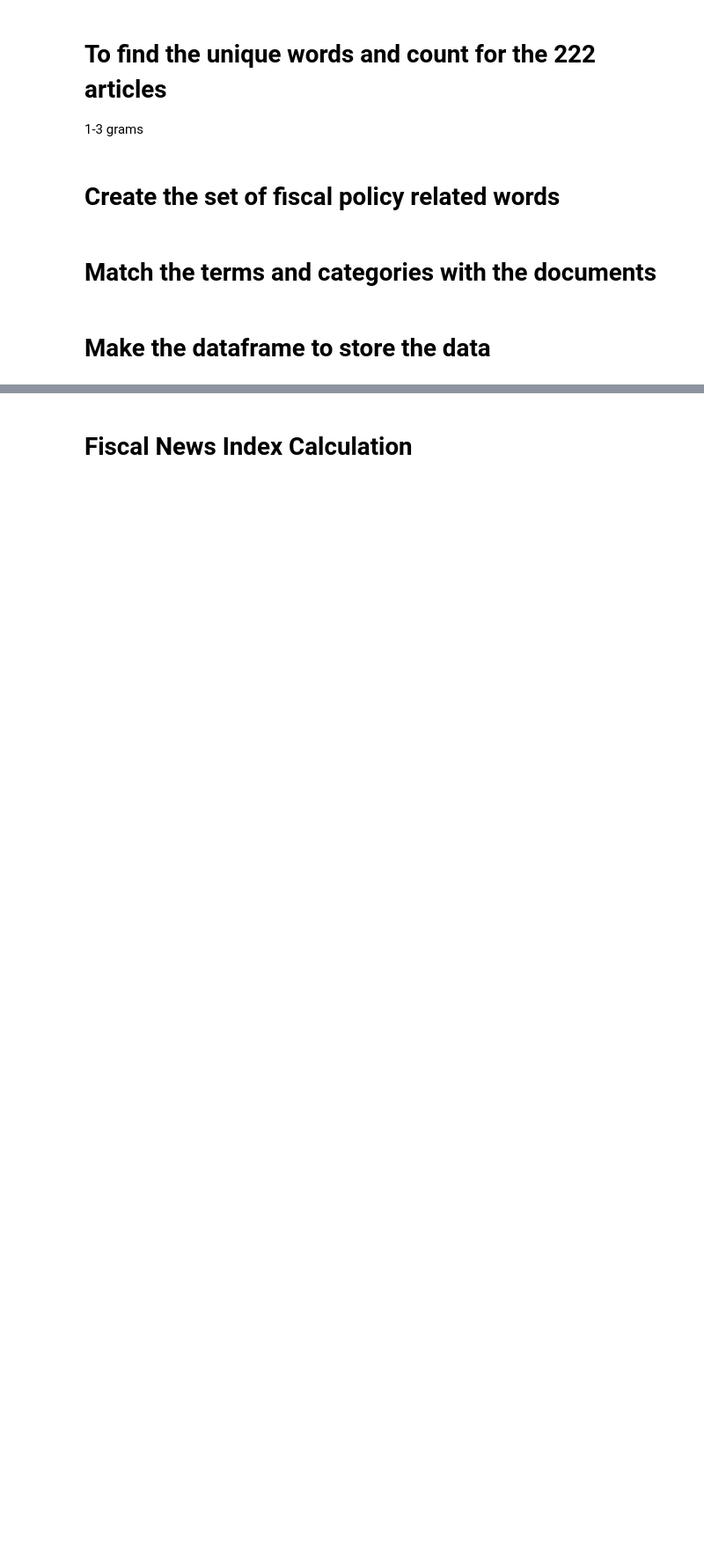
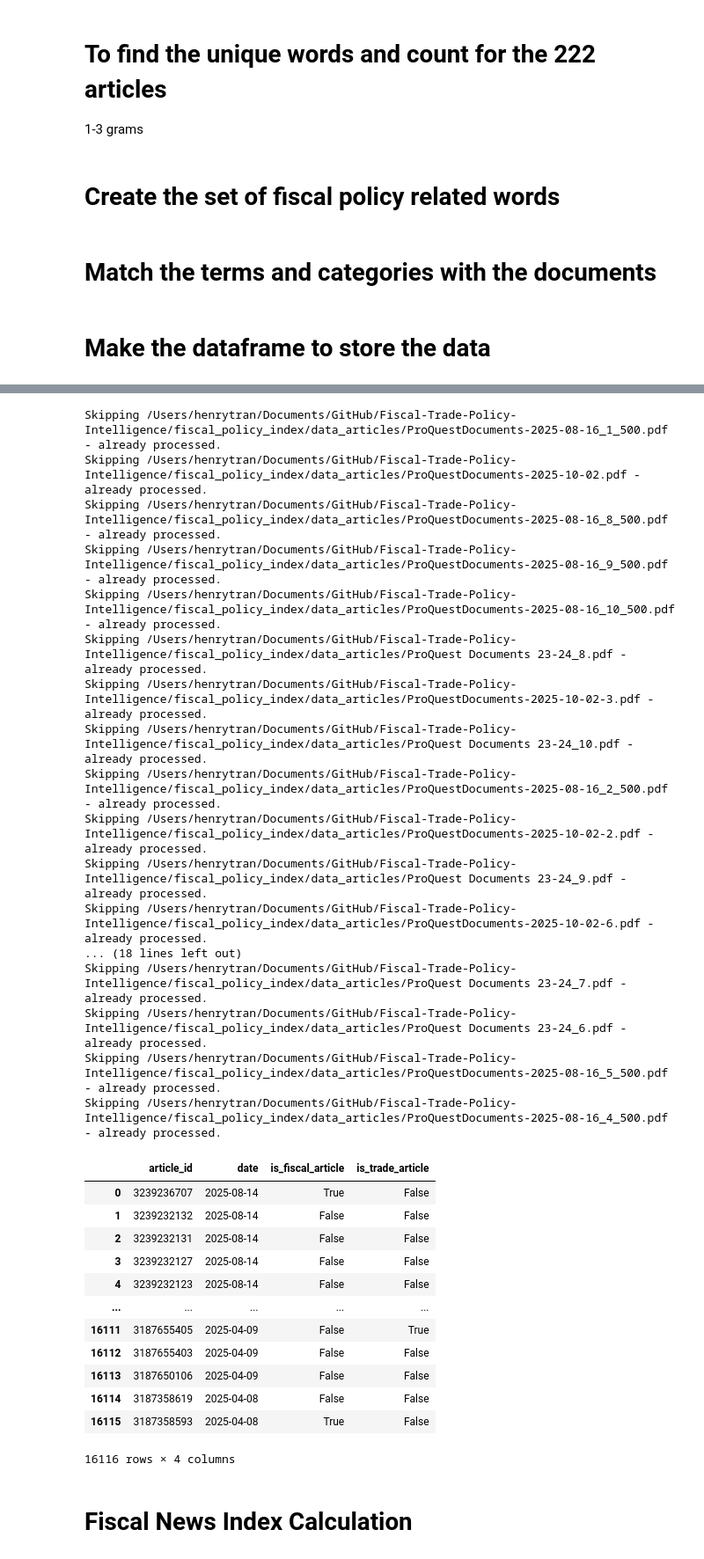
Before and after one commit to nguyenhaitran/Fiscal-Trade-Policy-Intelligence, a Jupyter notebook: fiscal_policy_index/pdf_extraction.ipynb, the cells around one changed output, grey strips where cells are left out. Shown at 88% size. Drawn from its saved outputs; the diff is of its cells as text; code cells hidden in the pictures; blank space fills up the shorter version.

```diff
--- a/fiscal_policy_index/pdf_extraction.ipynb
+++ b/fiscal_policy_index/pdf_extraction.ipynb
@@ -364,5 +405,6 @@ groups_count, is_fiscal, is_trade
 # using gglob to collect all of the PDF files in /fiscal_policy_index/data_articles
 import glob
 
-pdf_wsj = glob.glob("/Workspace/Users/nguyenhaitran@hotmail.com/Fiscal-Trade-Policy-Intelligence/fiscal_policy_index/data_articles/*.pdf") # all collected pdf
+file_path = "/Users/henrytran/Documents/GitHub/Fiscal-Trade-Policy-Intelligence/fiscal_policy_index/data_articles/*.pdf"
+pdf_wsj = glob.glob(file_path) # all collected pdf
 print("There are", len(pdf_wsj), "Wall Street Journal PDFs")
@@ -472,7 +516,38 @@ def process_articles(collected_pdf, article_csv_filepath, groups, manifest_path=
         json.dump(processed_hashes, f) # update new manifest json file
     return article_df
 # %%
-process_articles(pdf_wsj, '/Workspace/Users/nguyenhaitran@hotmail.com/Fiscal-Trade-Policy-Intelligence/fiscal_policy_index/wsj_articles.csv', groups)
+process_articles(pdf_wsj, '/Users/henrytran/Documents/GitHub/Fiscal-Trade-Policy-Intelligence/fiscal_policy_index/wsj_articles.csv', groups)
+# %% [output]
+Skipping /Users/henrytran/Documents/GitHub/Fiscal-Trade-Policy-Intelligence/fiscal_policy_index/data_articles/ProQuestDocuments-2025-08-16_1_500.pdf - already processed.
+Skipping /Users/henrytran/Documents/GitHub/Fiscal-Trade-Policy-Intelligence/fiscal_policy_index/data_articles/ProQuestDocuments-2025-10-02.pdf - already processed.
+Skipping /Users/henrytran/Documents/GitHub/Fiscal-Trade-Policy-Intelligence/fiscal_policy_index/data_articles/ProQuestDocuments-2025-08-16_8_500.pdf - already processed.
+Skipping /Users/henrytran/Documents/GitHub/Fiscal-Trade-Policy-Intelligence/fiscal_policy_index/data_articles/ProQuestDocuments-2025-08-16_9_500.pdf - already processed.
+Skipping /Users/henrytran/Documents/GitHub/Fiscal-Trade-Policy-Intelligence/fiscal_policy_index/data_articles/ProQuestDocuments-2025-08-16_10_500.pdf - already processed.
+Skipping /Users/henrytran/Documents/GitHub/Fiscal-Trade-Policy-Intelligence/fiscal_policy_index/data_articles/ProQuest Documents 23-24_8.pdf - already processed.
+Skipping /Users/henrytran/Documents/GitHub/Fiscal-Trade-Policy-Intelligence/fiscal_policy_index/data_articles/ProQuestDocuments-2025-10-02-3.pdf - already processed.
+Skipping /Users/henrytran/Documents/GitHub/Fiscal-Trade-Policy-Intelligence/fiscal_policy_index/data_articles/ProQuest Documents 23-24_10.pdf - already processed.
+Skipping /Users/henrytran/Documents/GitHub/Fiscal-Trade-Policy-Intelligence/fiscal_policy_index/data_articles/ProQuestDocuments-2025-08-16_2_500.pdf - already processed.
+Skipping /Users/henrytran/Documents/GitHub/Fiscal-Trade-Policy-Intelligence/fiscal_policy_index/data_articles/ProQuestDocuments-2025-10-02-2.pdf - already processed.
+Skipping /Users/henrytran/Documents/GitHub/Fiscal-Trade-Policy-Intelligence/fiscal_policy_index/data_articles/ProQuest Documents 23-24_9.pdf - already processed.
+Skipping /Users/henrytran/Documents/GitHub/Fiscal-Trade-Policy-Intelligence/fiscal_policy_index/data_articles/ProQuestDocuments-2025-10-02-6.pdf - already processed.
+... (18 lines left out)
+Skipping /Users/henrytran/Documents/GitHub/Fiscal-Trade-Policy-Intelligence/fiscal_policy_index/data_articles/ProQuest Documents 23-24_7.pdf - already processed.
+Skipping /Users/henrytran/Documents/GitHub/Fiscal-Trade-Policy-Intelligence/fiscal_policy_index/data_articles/ProQuest Documents 23-24_6.pdf - already processed.
+Skipping /Users/henrytran/Documents/GitHub/Fiscal-Trade-Policy-Intelligence/fiscal_policy_index/data_articles/ProQuestDocuments-2025-08-16_5_500.pdf - already processed.
+Skipping /Users/henrytran/Documents/GitHub/Fiscal-Trade-Policy-Intelligence/fiscal_policy_index/data_articles/ProQuestDocuments-2025-08-16_4_500.pdf - already processed.
+|  | article_id | date | is_fiscal_article | is_trade_article |
+| 0 | 3239236707 | 2025-08-14 | True | False |
+| 1 | 3239232132 | 2025-08-14 | False | False |
+| 2 | 3239232131 | 2025-08-14 | False | False |
+| 3 | 3239232127 | 2025-08-14 | False | False |
+| 4 | 3239232123 | 2025-08-14 | False | False |
+| ... | ... | ... | ... | ... |
+| 16111 | 3187655405 | 2025-04-09 | False | True |
+| 16112 | 3187655403 | 2025-04-09 | False | False |
+| 16113 | 3187650106 | 2025-04-09 | False | False |
+| 16114 | 3187358619 | 2025-04-08 | False | False |
+| 16115 | 3187358593 | 2025-04-08 | True | False |
+16116 rows × 4 columns
 # %% [markdown]
 # Fiscal News Index Calculation
 # %%
```
Also changed, not shown: parts of 13 cells of this notebook, 6 other files.
